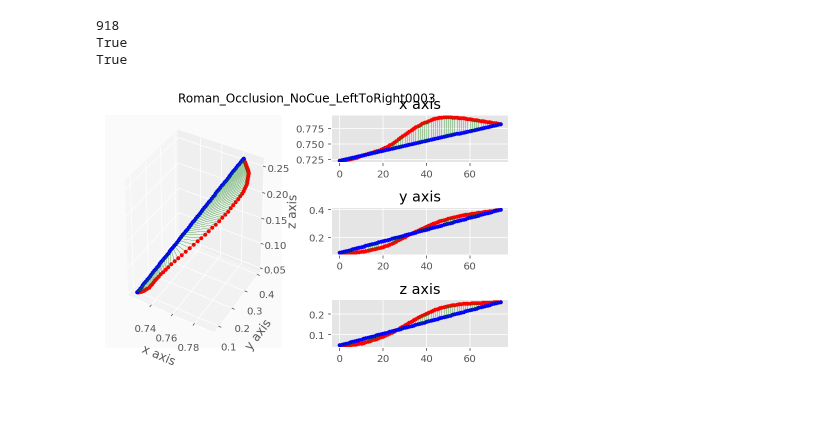
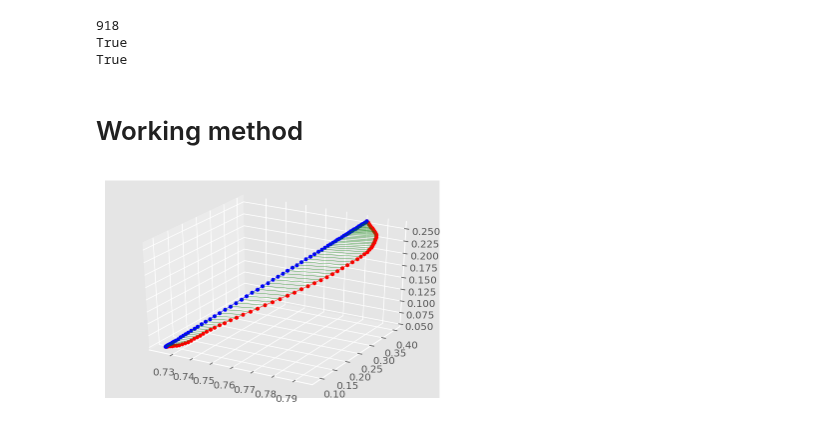
Before and after one commit to Roman-Belenya/perception_and_action, a Jupyter notebook: deviations.ipynb, the cells around one changed output. Saved outputs shown, nothing was run; the diff lists cells and outputs as text; code cells hidden in the pictures.

```diff
--- a/deviations.ipynb
+++ b/deviations.ipynb
@@ -22,11 +22,11 @@ def get_3d_line(vec_x, vec_y, vec_z):
     c = z1 - z0
 
     t = np.linspace(0, 1, len(vec_x))
-    xs = np.array([x0 + t*a])
-    ys = np.array([y0 + t*b])
-    zs = np.array([z0 + t*c])
+    xs = np.array(x0 + t*a)
+    ys = np.array(y0 + t*b)
+    zs = np.array(z0 + t*c)
 
-    return (xs[0], ys[0], zs[0])
+    return (xs, ys, zs)
 # %%
 tr = d['P11']['trials']['t16']
 ro = np.where(np.array(tr['startmovement']) == 1)[0][0]
@@ -45,7 +45,7 @@ print linex[-1] == x[-1]
 True
 True
 # %%
-# %matplotlib qt
+%matplotlib qt
 
 fig = plt.figure()
 
@@ -91,5 +91,5 @@ ax4.set_title('z axis')
 plt.suptitle(tr['name'])
 plt.tight_layout()
 plt.show()
-# %% [output]
-[figure, removed]
+# %% [markdown]
+# Working method
@@ -95,0 +114,32 @@ plt.show()
+# %%
+px, py, pz = get_intercept([x[0], y[0], z[0]], [x[-1], y[-1], z[-1]], [x[60], y[60], z[60]])
+# %%
+xs = np.array([])
+ys = np.array([])
+zs = np.array([])
+
+first = [x[0], y[0], z[0]]
+last = [x[-1], y[-1], z[-1]]
+
+for i in range(len(x)):
+    px, py, pz = get_intercept(first, last, [ x[i], y[i], z[i] ])
+    xs = np.append(xs, px)
+    ys = np.append(ys, py)
+    zs = np.append(zs, pz)
+# %%
+%matplotlib qt
+
+fig = plt.figure()
+
+ax = fig.add_subplot(111, projection = '3d')
+
+ax.plot(x, y, z, 'r.-', linewidth = 0.5)
+# ax.plot(linex, liney, linez, 'b-', linewidth = 0.5)
+ax.plot(xs, ys, zs, 'b.-', linewidth = 0.5)
+for i in range(len(x)):
+    ax.plot([x[i], xs[i]], [y[i], ys[i]], [z[i], zs[i]], 'g-', linewidth = 0.3)
+
+
+plt.show()
+# %% [output]
+[figure, added]
```
Also changed, not shown: parts of 14 cells of this notebook.
